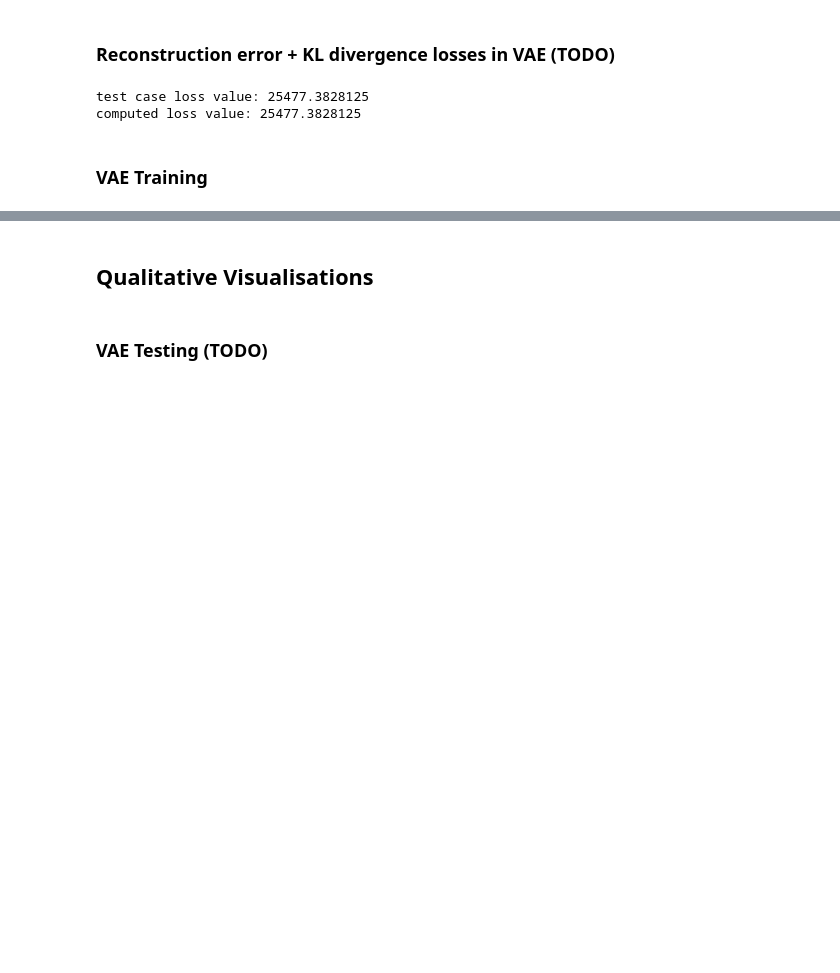
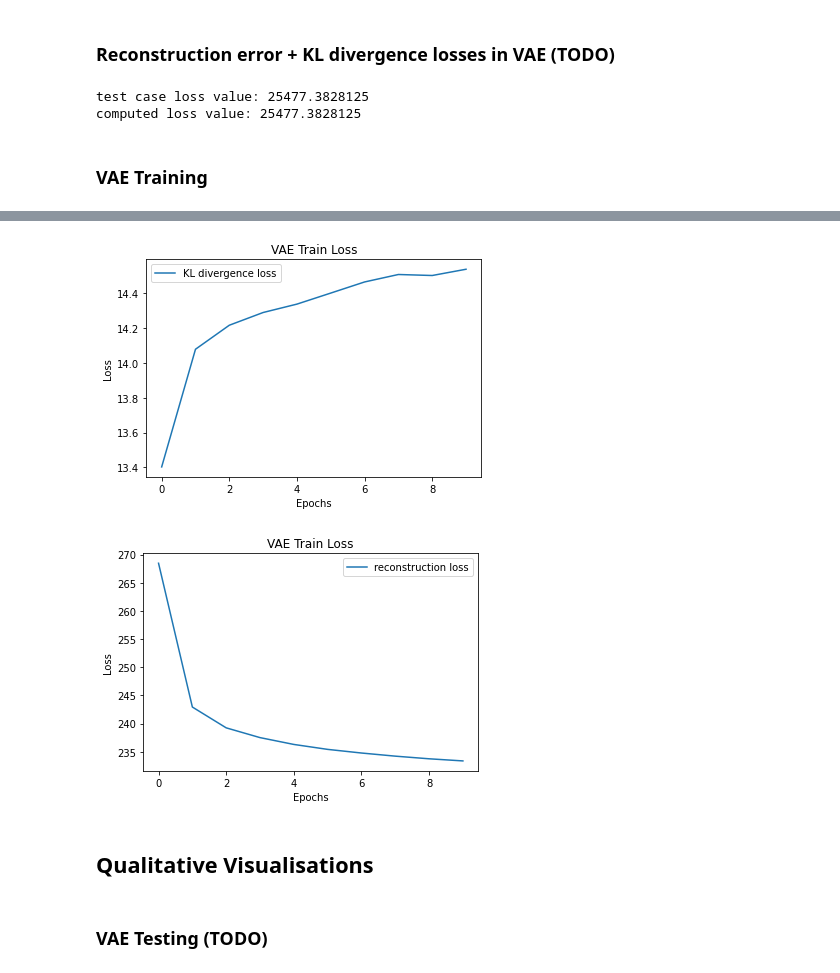
Before and after one commit to sheldonjinqi/CIS680_GAN, a Jupyter notebook: CIS680_Fall2020_HW5_VAE_GAN_template.ipynb, the cells around one changed output, grey strips where cells are left out. Saved outputs shown, nothing was run; the diff lists cells and outputs as text; code cells hidden in the pictures; blank space fills up the shorter version.

```diff
--- a/CIS680_Fall2020_HW5_VAE_GAN_template.ipynb
+++ b/CIS680_Fall2020_HW5_VAE_GAN_template.ipynb
@@ -351,3 +381,21 @@ RuntimeError: ignored
+# %%
+plt.title("VAE Train Loss")
+plt.plot(kl_list,label="KL divergence loss")
+plt.xlabel("Epochs")
+plt.ylabel("Loss")
+plt.legend()
+plt.show()
+
+plt.title("VAE Train Loss")
+plt.plot(recon_loss_list,label="reconstruction loss")
+
+plt.xlabel("Epochs")
+plt.ylabel("Loss")
+plt.legend()
+plt.show()
+# %% [output]
+[figure, added]
+[figure, added]
 # %% [markdown]
 ## Qualitative Visualisations
 # %% [markdown]
```
Also changed, not shown: parts of 11 cells of this notebook.
